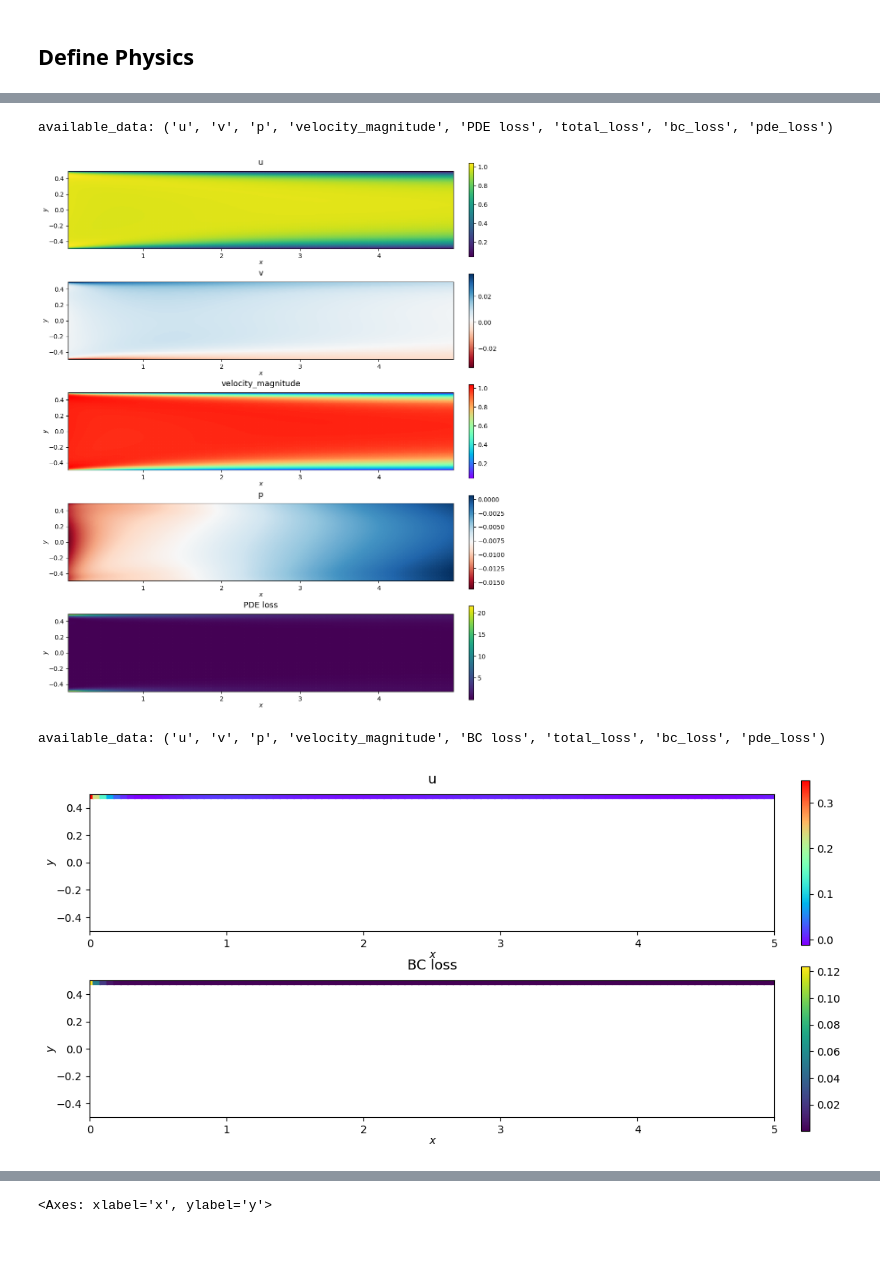
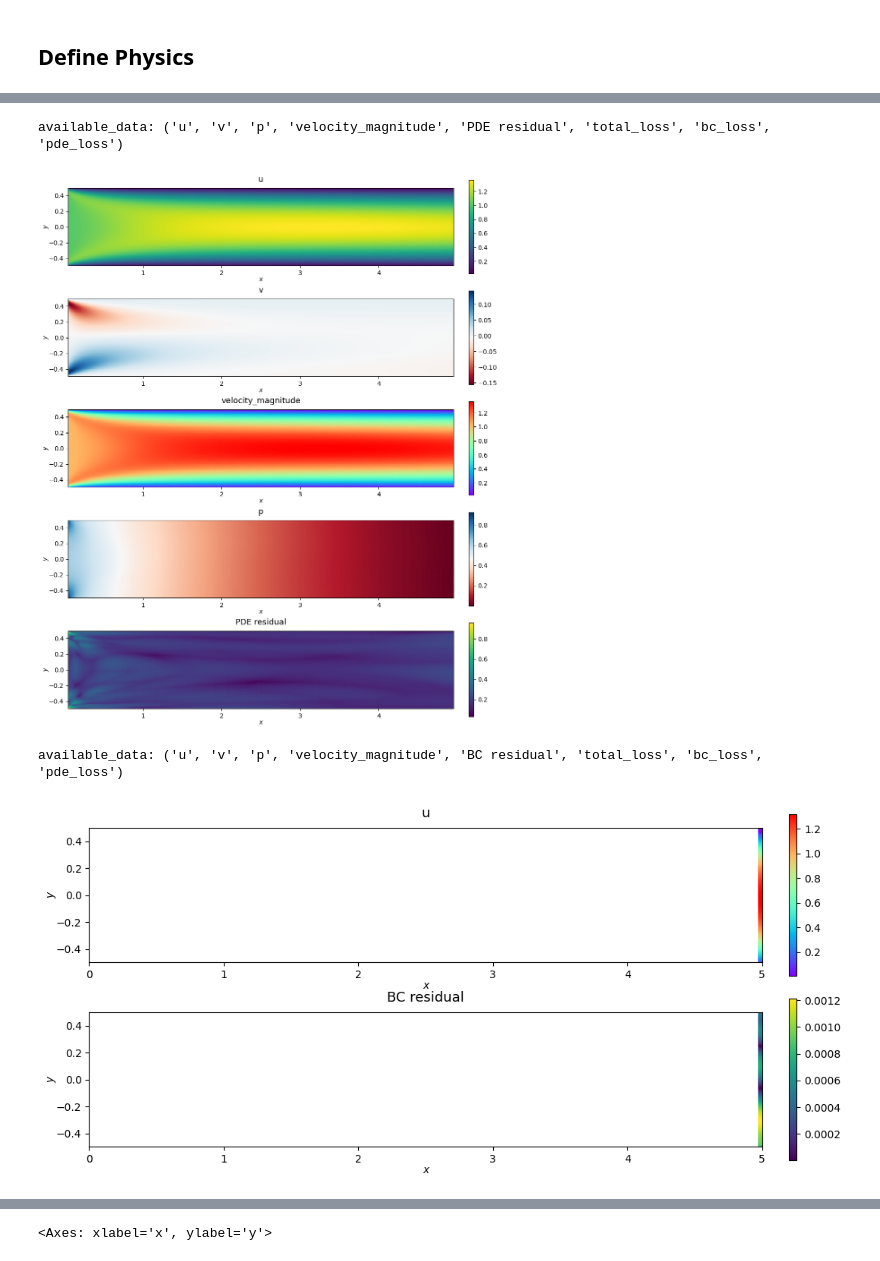
Before and after one commit to YoYo-XYZ/PINNs-for-NVS-fluid, a Jupyter notebook: experiment/test RAR.ipynb, the cells around one changed output, grey strips where cells are left out. Cells and saved outputs as stored; diff of their text form; code cells hidden in the pictures.

```diff
--- a/experiment/test RAR.ipynb
+++ b/experiment/test RAR.ipynb
@@ -39,12 +32,13 @@ model0 = PINN(width=40, length=8).to('cuda')
 # %%
 # Define the loss calculation function
-loss_fn = torch.nn.MSELoss()
-n = 0
 def calc_loss(model):
     global n
     # Re-sample the collocation points
-    if n % 50 == 0 or n == 0:
-        domain.sampling_random_r([800, 800, 400, 200], [10000], device='cuda')
+    # if n % 50 == 0 or n == 0:
+    #     domain.sampling_random_r([800, 800, 400, 200], [1000], device='cuda')
+    n += 1
+    if n%1000==0:
+        domain.sampling_RAR([80, 80, 40, 20], [1000], model, [400, 400, 200, 100],[5000], device='cuda')
 
     # BC Loss
     bc_loss = 0.0
@@ -65,9 +59,9 @@ def calc_loss(model):
 model1 = NetworkTrainer.train_adam(
     model=model0,
     calc_loss=calc_loss,
-    learning_rate=0.0001,
-    epochs=20,
-    print_every=200,
+    learning_rate=0.0004,
+    epochs=5000,
+    print_every=250,
     thereshold_loss=0.005
 )
 # %% [output]
@@ -132,30 +85,30 @@ area_visual = Visualizer(model1, x)
 area_visual.sampling_area([500,100])
 keyword = area_visual.preprocess()
 # %% [output]
-available_data: ('u', 'v', 'p', 'velocity_magnitude', 'PDE loss', 'total_loss', 'bc_loss', 'pde_loss')
+available_data: ('u', 'v', 'p', 'velocity_magnitude', 'PDE residual', 'total_loss', 'bc_loss', 'pde_loss')
 # %%
 cmap_dict = {
     'u':None,
     'v':'RdBu',
     'velocity_magnitude': 'rainbow',
     'p':'RdBu',
-    'PDE loss': 'viridis'
+    'PDE residual': 'viridis'
 }
 colorplot_all = area_visual.plot_data_on_geometry(cmap_dict, s=1)
 colorplot_all.savefig('cylinder_flow_steady_all.png')
 # %% [output]
-[figure, old version]
+[figure, new version]
 # %%
 # Create visualization object
-bound_visual = Visualizer(model2, domain.bound_list[1])
+bound_visual = Visualizer(model1, domain.bound_list[3])
 bound_visual.sampling_line(100)
 bound_visual.preprocess()
 # %% [output]
-available_data: ('u', 'v', 'p', 'velocity_magnitude', 'BC loss', 'total_loss', 'bc_loss', 'pde_loss')
+available_data: ('u', 'v', 'p', 'velocity_magnitude', 'BC residual', 'total_loss', 'bc_loss', 'pde_loss')
 # %%
-plot = bound_visual.plot_data_on_geometry({'u':'rainbow','BC loss':None}, range_x=[0,5], range_y=[-0.5,0.5], s=50)
+plot = bound_visual.plot_data_on_geometry({'u':'rainbow','BC residual':None}, range_x=[0,5], range_y=[-0.5,0.5], s=50)
 # %% [output]
-[figure, old version]
+[figure, new version]
 # %%
 plot = bound_visual.plot_data(['velocity_magnitude'])
 # %% [output]
```
Also changed, not shown: parts of 15 cells of this notebook, 10 other files.
